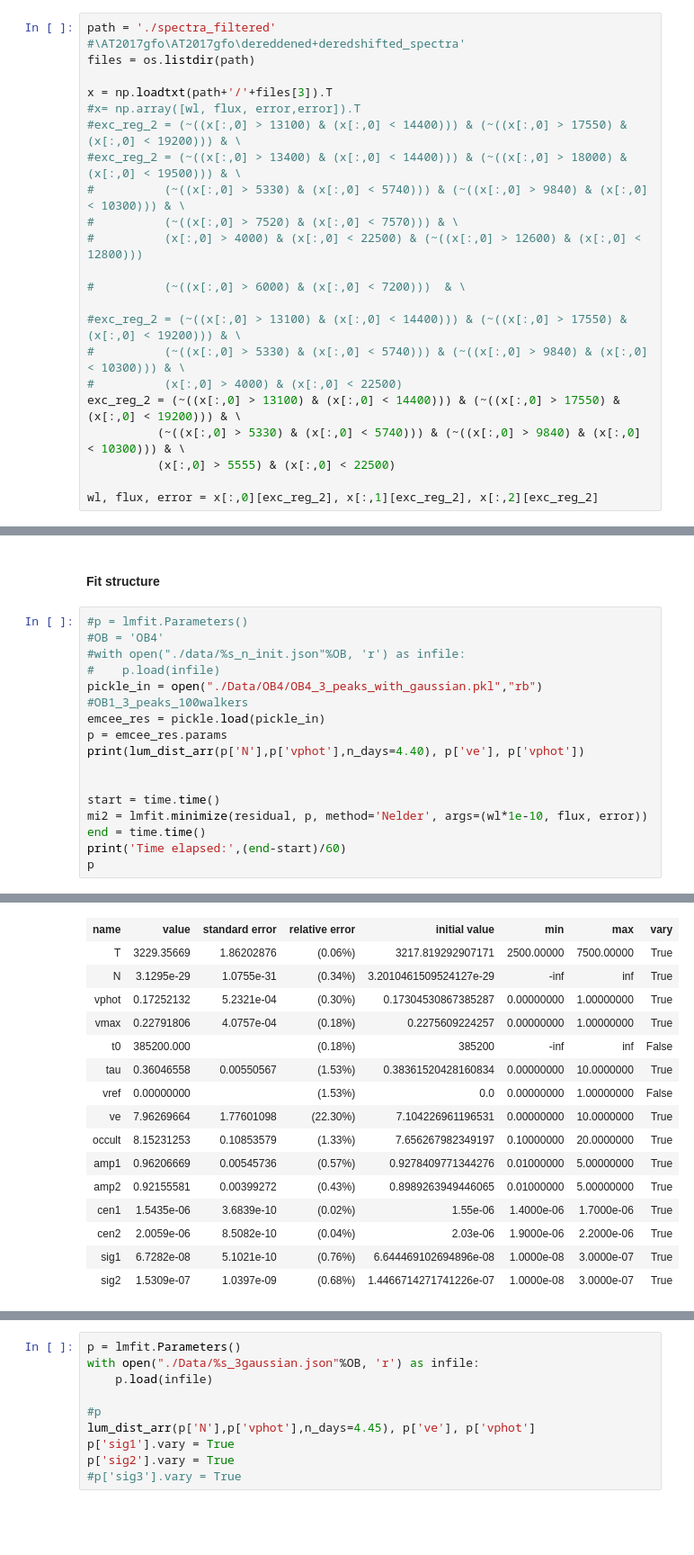
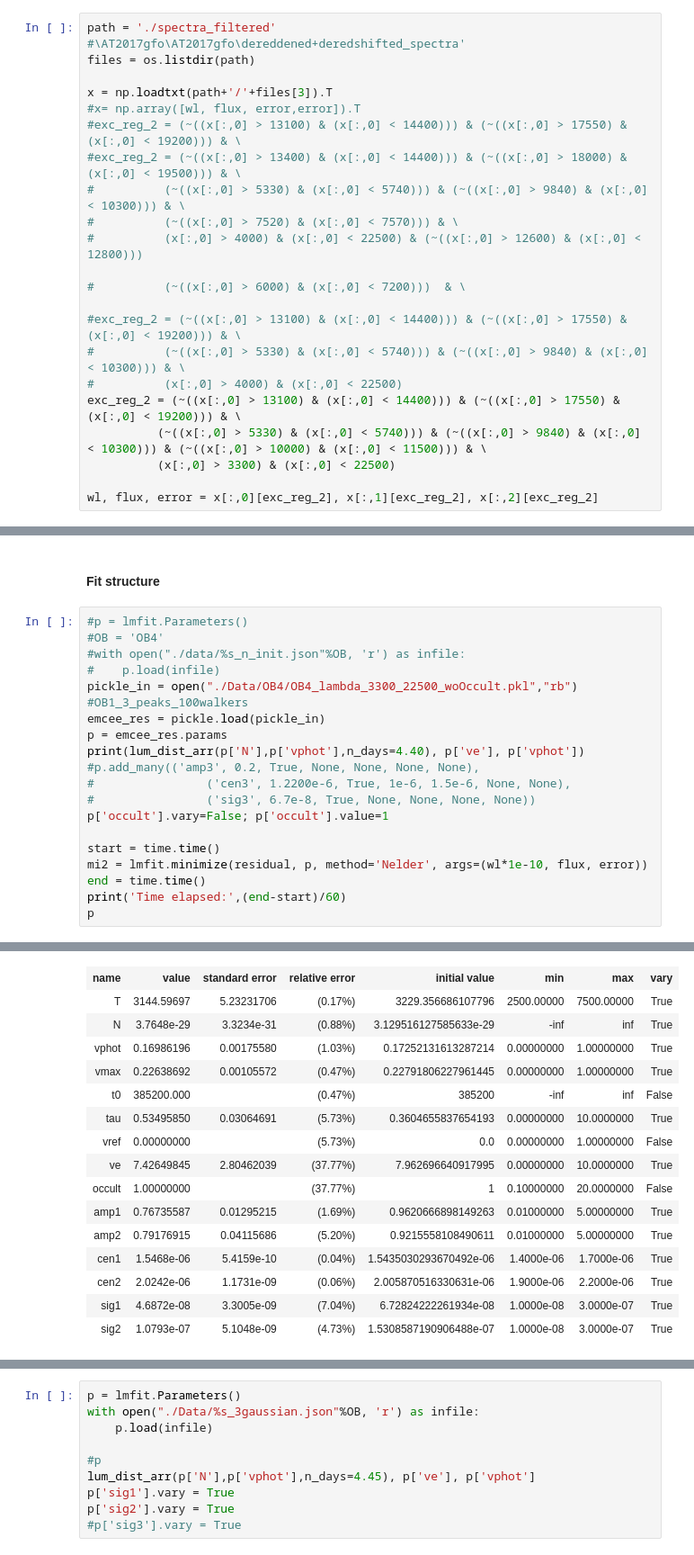
Before and after one commit to Sneppen/Kilonova-analysis, a Jupyter notebook: Py-Scripts (all)/emcee_fit_OB4.ipynb, the cells around one changed output, grey strips where cells are left out. Shown at 90% size. Saved outputs shown, nothing was run; the diff lists cells and outputs as text; blank space fills up the shorter version.

```diff
--- a/Py-Scripts (all)/emcee_fit_OB4.ipynb
+++ b/Py-Scripts (all)/emcee_fit_OB4.ipynb
@@ -79,8 +79,8 @@ x = np.loadtxt(path+'/'+files[3]).T
 #          (~((x[:,0] > 5330) & (x[:,0] < 5740))) & (~((x[:,0] > 9840) & (x[:,0] < 10300))) & \
 #          (x[:,0] > 4000) & (x[:,0] < 22500)
 exc_reg_2 = (~((x[:,0] > 13100) & (x[:,0] < 14400))) & (~((x[:,0] > 17550) & (x[:,0] < 19200))) & \
-          (~((x[:,0] > 5330) & (x[:,0] < 5740))) & (~((x[:,0] > 9840) & (x[:,0] < 10300))) & \
-          (x[:,0] > 5555) & (x[:,0] < 22500)
+          (~((x[:,0] > 5330) & (x[:,0] < 5740))) & (~((x[:,0] > 9840) & (x[:,0] < 10300))) & (~((x[:,0] > 10000) & (x[:,0] < 11500))) & \
+          (x[:,0] > 3300) & (x[:,0] < 22500)
 
 wl, flux, error = x[:,0][exc_reg_2], x[:,1][exc_reg_2], x[:,2][exc_reg_2]
 # %%
@@ -214,11 +262,14 @@ def lnprob(pars):
 #OB = 'OB4'
 #with open("./data/%s_n_init.json"%OB, 'r') as infile:
 #    p.load(infile)
-pickle_in = open("./Data/OB4/OB4_3_peaks_with_gaussian.pkl","rb") #OB1_3_peaks_100walkers
+pickle_in = open("./Data/OB4/OB4_lambda_3300_22500_woOccult.pkl","rb") #OB1_3_peaks_100walkers
 emcee_res = pickle.load(pickle_in)
 p = emcee_res.params
 print(lum_dist_arr(p['N'],p['vphot'],n_days=4.40), p['ve'], p['vphot'])
-
+#p.add_many(('amp3', 0.2, True, None, None, None, None),
+#                ('cen3', 1.2200e-6, True, 1e-6, 1.5e-6, None, None),
+#                ('sig3', 6.7e-8, True, None, None, None, None))
+p['occult'].vary=False; p['occult'].value=1
 
 start = time.time()
 mi2 = lmfit.minimize(residual, p, method='Nelder', args=(wl*1e-10, flux, error))
@@ -231,19 +282,19 @@ Time elapsed: 0.9020493507385254
 | name | value | standard error | relative error | initial value | min | max | vary |
-| T | 3229.35669 | 1.86202876 | (0.06%) | 3217.819292907171 | 2500.00000 | 7500.00000 | True |
-| N | 3.1295e-29 | 1.0755e-31 | (0.34%) | 3.2010461509524127e-29 | -inf | inf | True |
-| vphot | 0.17252132 | 5.2321e-04 | (0.30%) | 0.17304530867385287 | 0.00000000 | 1.00000000 | True |
-| vmax | 0.22791806 | 4.0757e-04 | (0.18%) | 0.2275609224257 | 0.00000000 | 1.00000000 | True |
-| t0 | 385200.000 |  | (0.18%) | 385200 | -inf | inf | False |
-| tau | 0.36046558 | 0.00550567 | (1.53%) | 0.38361520428160834 | 0.00000000 | 10.0000000 | True |
-| vref | 0.00000000 |  | (1.53%) | 0.0 | 0.00000000 | 1.00000000 | False |
-| ve | 7.96269664 | 1.77601098 | (22.30%) | 7.104226961196531 | 0.00000000 | 10.0000000 | True |
-| occult | 8.15231253 | 0.10853579 | (1.33%) | 7.656267982349197 | 0.10000000 | 20.0000000 | True |
-| amp1 | 0.96206669 | 0.00545736 | (0.57%) | 0.9278409771344276 | 0.01000000 | 5.00000000 | True |
-| amp2 | 0.92155581 | 0.00399272 | (0.43%) | 0.8989263949446065 | 0.01000000 | 5.00000000 | True |
-| cen1 | 1.5435e-06 | 3.6839e-10 | (0.02%) | 1.55e-06 | 1.4000e-06 | 1.7000e-06 | True |
-| cen2 | 2.0059e-06 | 8.5082e-10 | (0.04%) | 2.03e-06 | 1.9000e-06 | 2.2000e-06 | True |
-| sig1 | 6.7282e-08 | 5.1021e-10 | (0.76%) | 6.644469102694896e-08 | 1.0000e-08 | 3.0000e-07 | True |
-| sig2 | 1.5309e-07 | 1.0397e-09 | (0.68%) | 1.4466714271741226e-07 | 1.0000e-08 | 3.0000e-07 | True |
+| T | 3144.59697 | 5.23231706 | (0.17%) | 3229.356686107796 | 2500.00000 | 7500.00000 | True |
+| N | 3.7648e-29 | 3.3234e-31 | (0.88%) | 3.129516127585633e-29 | -inf | inf | True |
+| vphot | 0.16986196 | 0.00175580 | (1.03%) | 0.17252131613287214 | 0.00000000 | 1.00000000 | True |
+| vmax | 0.22638692 | 0.00105572 | (0.47%) | 0.22791806227961445 | 0.00000000 | 1.00000000 | True |
+| t0 | 385200.000 |  | (0.47%) | 385200 | -inf | inf | False |
+| tau | 0.53495850 | 0.03064691 | (5.73%) | 0.3604655837654193 | 0.00000000 | 10.0000000 | True |
+| vref | 0.00000000 |  | (5.73%) | 0.0 | 0.00000000 | 1.00000000 | False |
+| ve | 7.42649845 | 2.80462039 | (37.77%) | 7.962696640917995 | 0.00000000 | 10.0000000 | True |
+| occult | 1.00000000 |  | (37.77%) | 1 | 0.10000000 | 20.0000000 | False |
+| amp1 | 0.76735587 | 0.01295215 | (1.69%) | 0.9620666898149263 | 0.01000000 | 5.00000000 | True |
+| amp2 | 0.79176915 | 0.04115686 | (5.20%) | 0.9215558108490611 | 0.01000000 | 5.00000000 | True |
+| cen1 | 1.5468e-06 | 5.4159e-10 | (0.04%) | 1.5435030293670492e-06 | 1.4000e-06 | 1.7000e-06 | True |
+| cen2 | 2.0242e-06 | 1.1731e-09 | (0.06%) | 2.005870516330631e-06 | 1.9000e-06 | 2.2000e-06 | True |
+| sig1 | 4.6872e-08 | 3.3005e-09 | (7.04%) | 6.72824222261934e-08 | 1.0000e-08 | 3.0000e-07 | True |
+| sig2 | 1.0793e-07 | 5.1048e-09 | (4.73%) | 1.5308587190906488e-07 | 1.0000e-08 | 3.0000e-07 | True |
 # %%
 lum_dist_arr(mi2.params['N'],mi2.params['vphot'],n_days=4.40), mi2.params['ve'], mi2.params['vphot']
 # %% [output]
```
Also changed, not shown: parts of 17 cells of this notebook, 19 other files.
